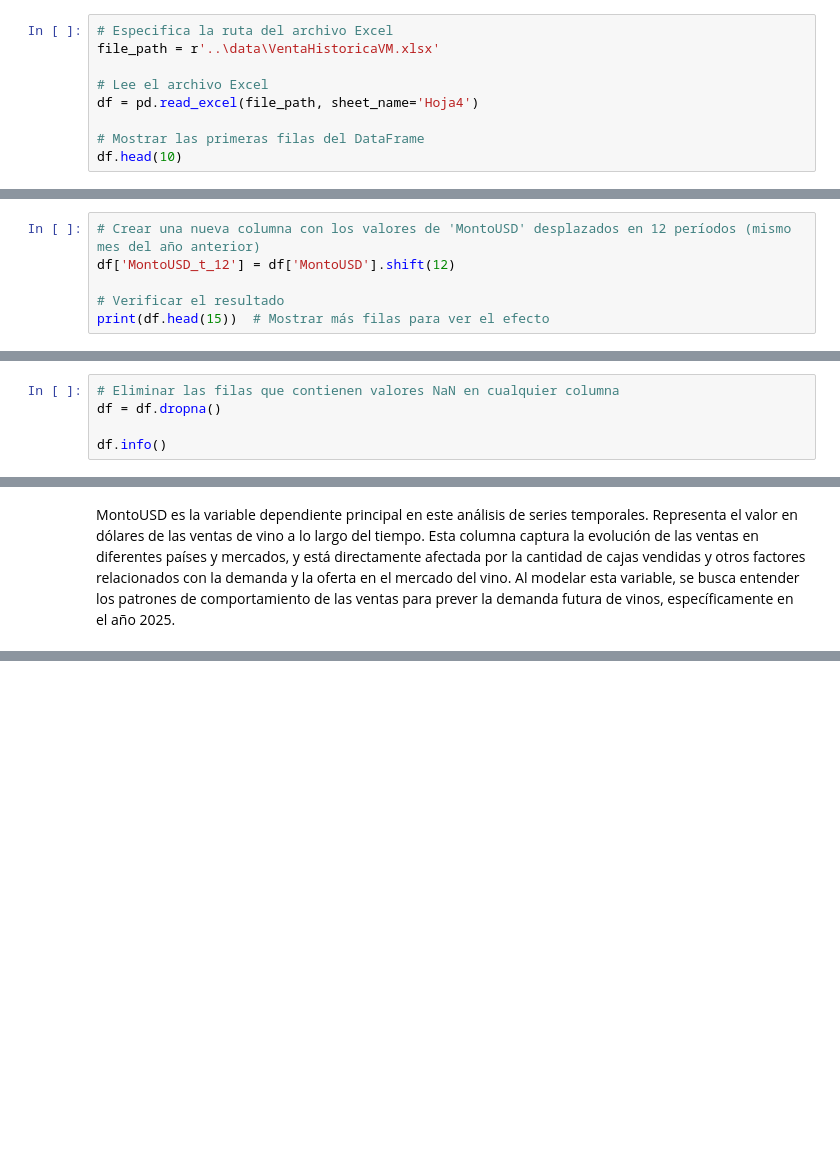
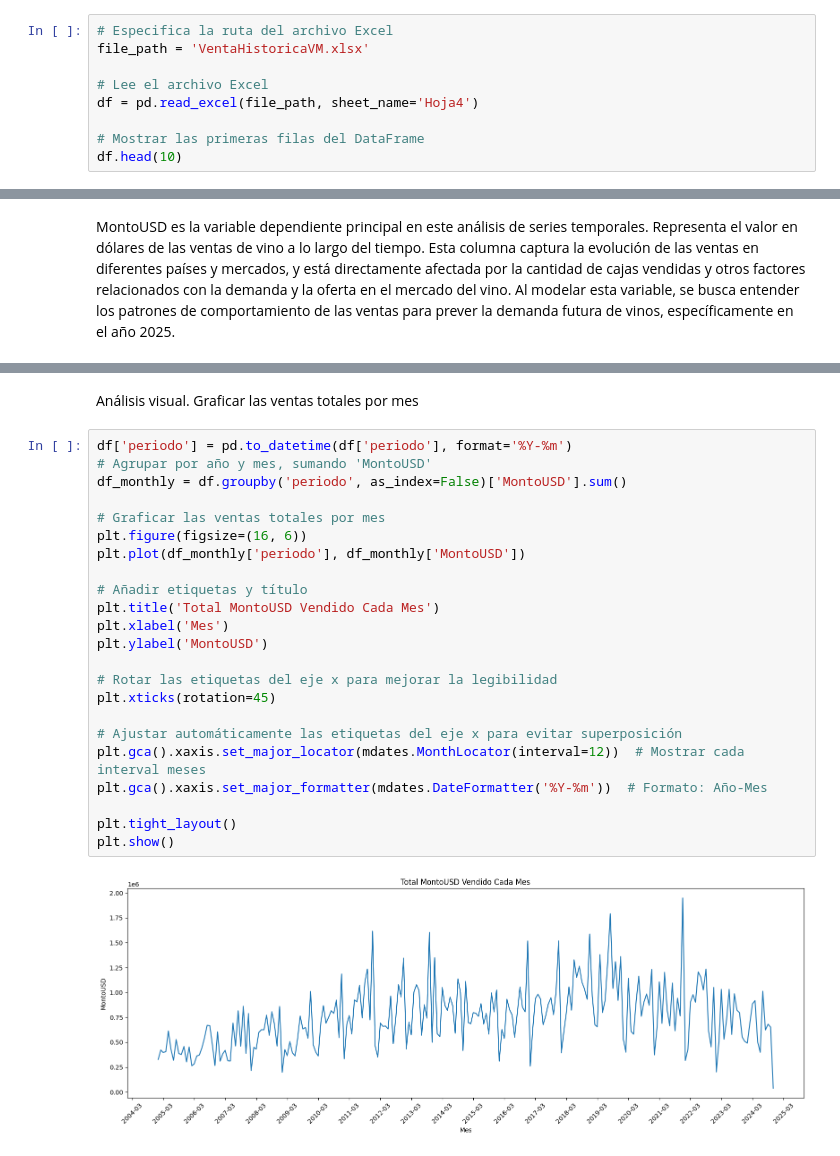
Before and after one commit to Gaddran/Tarea3AnalisisDatos, a Jupyter notebook: notebooks/TareaAnalisis.ipynb, the cells around one changed output, grey strips where cells are left out. Saved outputs shown, nothing was run; the diff lists cells and outputs as text; blank space fills up the shorter version.

```diff
--- a/notebooks/TareaAnalisis.ipynb
+++ b/notebooks/TareaAnalisis.ipynb
@@ -30,7 +32,7 @@ from sklearn.linear_model import LinearRegression
 Descripción del contexto: Determinar la demanda global de vinos dada la venta histórica
 # %%
 # Especifica la ruta del archivo Excel
-file_path = r'..\data\VentaHistoricaVM.xlsx'
+file_path = 'VentaHistoricaVM.xlsx'
 
 # Lee el archivo Excel
 df = pd.read_excel(file_path, sheet_name='Hoja4')
@@ -563,6 +481,0 @@ Creamos una segunda columna relacionada al MontoUSD utilizando shift
-# %%
-# Crear una nueva columna con los valores de 'MontoUSD' desplazados en 12 períodos (mismo mes del año anterior)
-df['MontoUSD_t_12'] = df['MontoUSD'].shift(12)
-
-# Verificar el resultado
-print(df.head(15))  # Mostrar más filas para ver el efecto
@@ -589,5 +481,0 @@ Eliminamos valores NAN
-# %%
-# Eliminar las filas que contienen valores NaN en cualquier columna
-df = df.dropna()
-
-df.info()
@@ -610,0 +532,27 @@ MontoUSD es la variable dependiente principal en este análisis de series tempor
+# %% [markdown]
+Análisis visual. Graficar las ventas totales por mes
+# %%
+df['periodo'] = pd.to_datetime(df['periodo'], format='%Y-%m')
+# Agrupar por año y mes, sumando 'MontoUSD'
+df_monthly = df.groupby('periodo', as_index=False)['MontoUSD'].sum()
+
+# Graficar las ventas totales por mes
+plt.figure(figsize=(16, 6))
+plt.plot(df_monthly['periodo'], df_monthly['MontoUSD'])
+
+# Añadir etiquetas y título
+plt.title('Total MontoUSD Vendido Cada Mes')
+plt.xlabel('Mes')
+plt.ylabel('MontoUSD')
+
+# Rotar las etiquetas del eje x para mejorar la legibilidad
+plt.xticks(rotation=45)
+
+# Ajustar automáticamente las etiquetas del eje x para evitar superposición
+plt.gca().xaxis.set_major_locator(mdates.MonthLocator(interval=12))  # Mostrar cada interval meses
+plt.gca().xaxis.set_major_formatter(mdates.DateFormatter('%Y-%m'))  # Formato: Año-Mes
+
+plt.tight_layout()
+plt.show()
+# %% [output]
+[figure, added]
```
Also changed, not shown: parts of 33 cells of this notebook.
